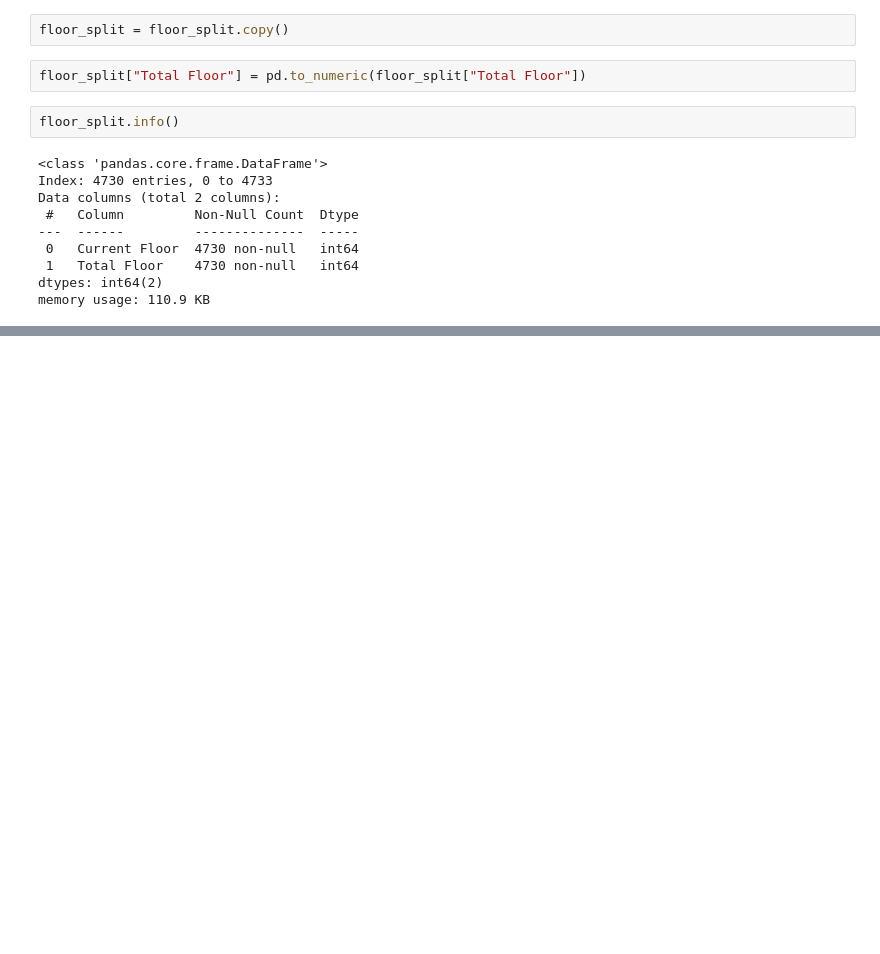
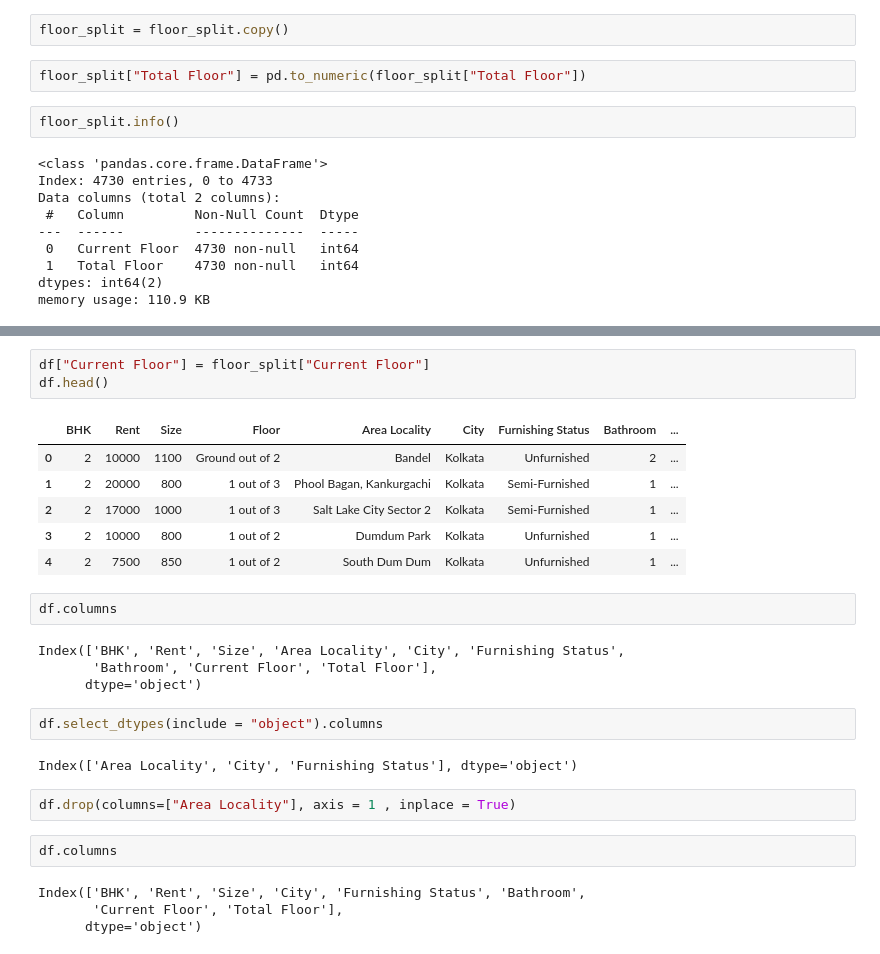
Before and after one commit to Comrade123-123/house-rent-predictor, a Jupyter notebook: house_rent_prediction.ipynb, the cells around one changed output, grey strips where cells are left out. Drawn from its saved outputs; the diff is of its cells as text; blank space fills up the shorter version.

```diff
--- a/house_rent_prediction.ipynb
+++ b/house_rent_prediction.ipynb
@@ -512,0 +518,28 @@ memory usage: 110.9 KB
+# %%
+df["Current Floor"] = floor_split["Current Floor"]
+df.head()
+# %% [output]
+|  | BHK | Rent | Size | Floor | Area Locality | City | Furnishing Status | Bathroom | ... |
+| 0 | 2 | 10000 | 1100 | Ground out of 2 | Bandel | Kolkata | Unfurnished | 2 | ... |
+| 1 | 2 | 20000 | 800 | 1 out of 3 | Phool Bagan, Kankurgachi | Kolkata | Semi-Furnished | 1 | ... |
+| 2 | 2 | 17000 | 1000 | 1 out of 3 | Salt Lake City Sector 2 | Kolkata | Semi-Furnished | 1 | ... |
+| 3 | 2 | 10000 | 800 | 1 out of 2 | Dumdum Park | Kolkata | Unfurnished | 1 | ... |
+| 4 | 2 | 7500 | 850 | 1 out of 2 | South Dum Dum | Kolkata | Unfurnished | 1 | ... |
+# %%
+df.columns
+# %% [output]
+Index(['BHK', 'Rent', 'Size', 'Area Locality', 'City', 'Furnishing Status',
+       'Bathroom', 'Current Floor', 'Total Floor'],
+      dtype='object')
+# %%
+df.select_dtypes(include = "object").columns
+# %% [output]
+Index(['Area Locality', 'City', 'Furnishing Status'], dtype='object')
+# %%
+df.drop(columns=["Area Locality"], axis = 1 , inplace = True)
+# %%
+df.columns
+# %% [output]
+Index(['BHK', 'Rent', 'Size', 'City', 'Furnishing Status', 'Bathroom',
+       'Current Floor', 'Total Floor'],
+      dtype='object')
```
Also changed, not shown: parts of 9 cells of this notebook.
